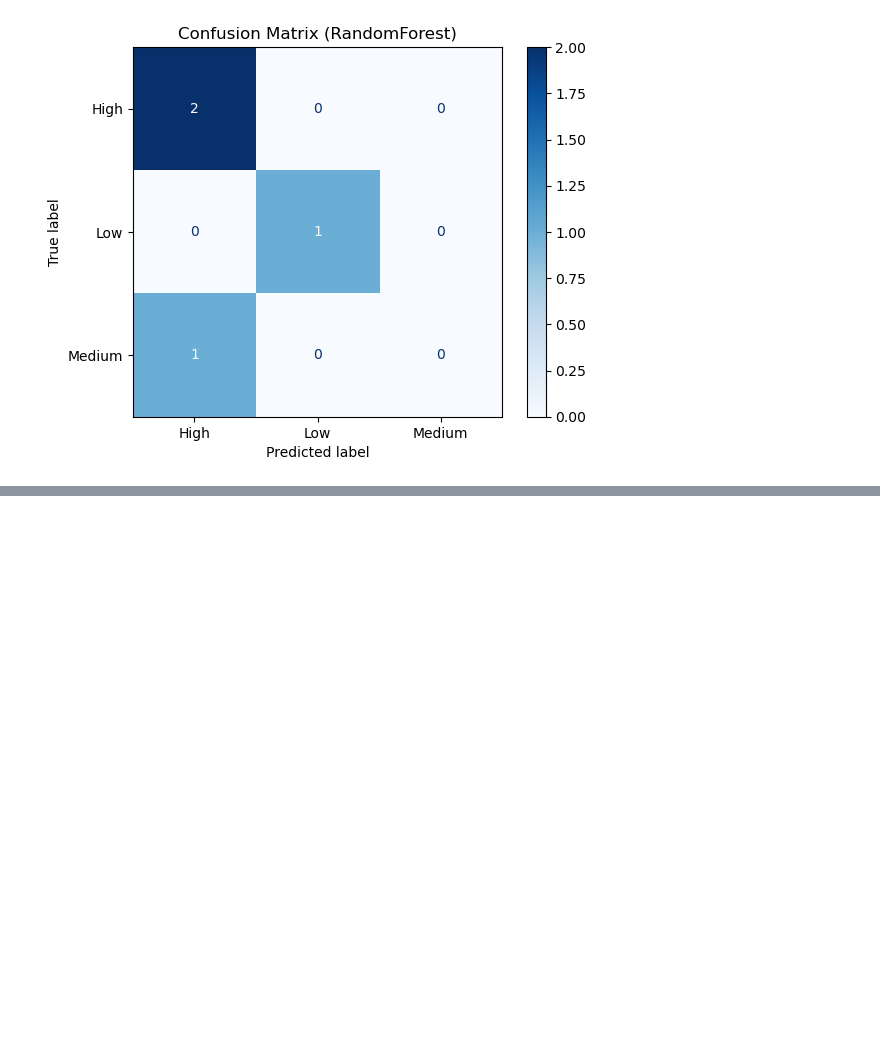
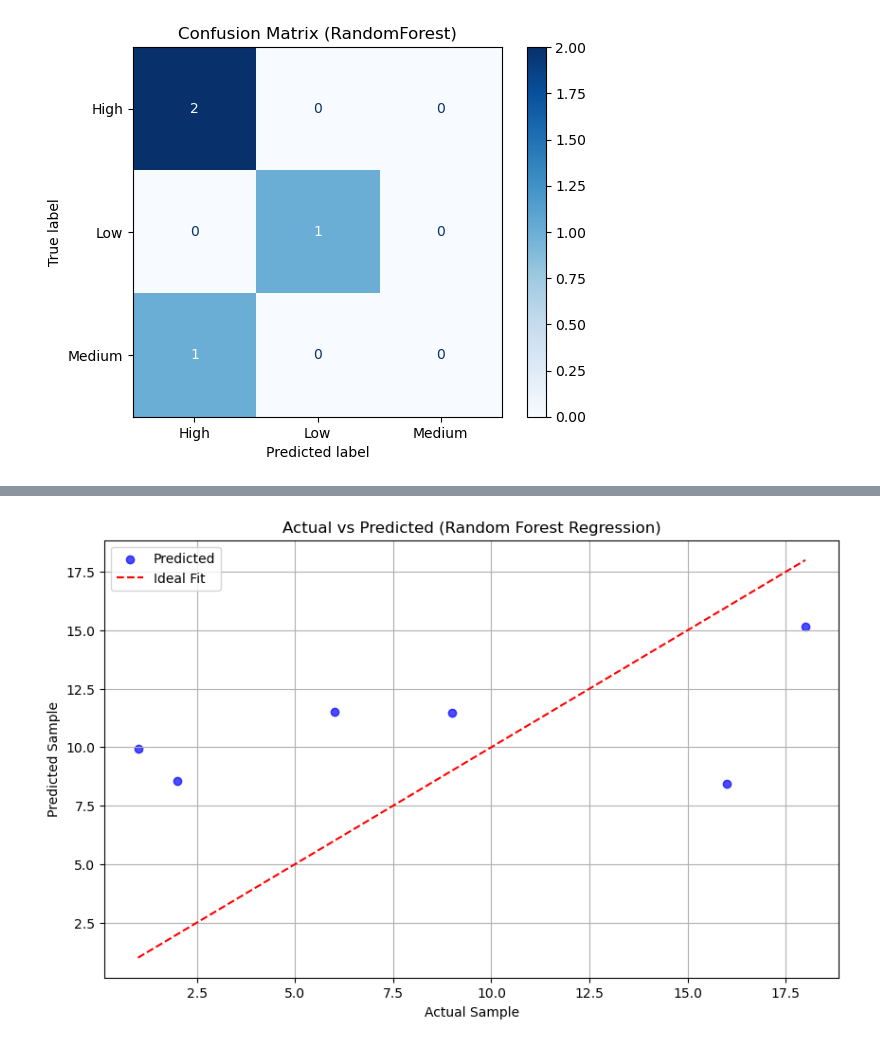
Before and after one commit to darkghost688/6360finalpfoject, a Jupyter notebook: nifH.ipynb, the cells around one changed output, grey strips where cells are left out. Saved outputs shown, nothing was run; the diff lists cells and outputs as text; code cells hidden in the pictures; blank space fills up the shorter version.

```diff
--- a/nifH.ipynb
+++ b/nifH.ipynb
@@ -525,0 +603,79 @@ R²: -0.0269
+# %%
+import pandas as pd
+import numpy as np
+import matplotlib.pyplot as plt
+from sklearn.ensemble import RandomForestRegressor
+from sklearn.pipeline import Pipeline
+from sklearn.preprocessing import StandardScaler
+from sklearn.model_selection import GridSearchCV, train_test_split
+from sklearn.metrics import mean_squared_error, r2_score
+
+
+# 特征和目标
+X = df.drop(columns=['Sample'])
+y = df['Sample']
+
+# 划分训练集和测试集
+X_train, X_test, y_train, y_test = train_test_split(X, y, test_size=0.3, random_state=42)
+
+# 定义参数网格
+param_grid_rf = {
+    'model__n_estimators': [100, 200, 300],
+    'model__max_depth': [None, 10, 20, 30]
+}
+
+# 创建带有缩放和随机森林的管道
+rf_pipeline = Pipeline([
+    ('scaler', StandardScaler()),
+    ('model', RandomForestRegressor(random_state=42))
+])
+
+# 使用 GridSearchCV 进行超参数调优
+rf_grid_search = GridSearchCV(
+    rf_pipeline,
+    param_grid=param_grid_rf,
+    cv=3,
+    scoring='neg_mean_squared_error',
+    verbose=1,
+    n_jobs=1
+)
+
+# 在训练数据上拟合 GridSearchCV
+rf_grid_search.fit(X_train, y_train)
+
+# 提取最佳模型
+best_rf_model = rf_grid_search.best_estimator_
+
+# 在测试集上进行预测
+y_pred_rf = best_rf_model.predict(X_test)
+
+# 计算评估指标
+mse_rf = mean_squared_error(y_test, y_pred_rf)
+rmse_rf = np.sqrt(mse_rf)
+r2_rf = r2_score(y_test, y_pred_rf)
+
+print(f"Best Parameters: {rf_grid_search.best_params_}")
+print(f"Random Forest Regressor (GridSearchCV) - RMSE: {rmse_rf:.4f}, R^2 Score: {r2_rf:.4f}")
+
+# 绘制实际值与预测值的散点图
+plt.figure(figsize=(10, 6))
+plt.scatter(y_test, y_pred_rf, alpha=0.7, color='b', label='Predicted')
+plt.plot([y_test.min(), y_test.max()], [y_test.min(), y_test.max()], 'r--', label='Ideal Fit')
+plt.title('Actual vs Predicted (Random Forest Regression)')
+plt.xlabel('Actual Sample')
+plt.ylabel('Predicted Sample')
+plt.legend()
+plt.grid()
+plt.show()
+
+# 折线图：实际值与预测值
+plt.figure(figsize=(12, 8))
+plt.plot(range(len(y_test)), y_test, label='Actual', color='red', marker='o')
+plt.plot(range(len(y_pred_rf)), y_pred_rf, label='Predicted', color='blue', marker='x')
+plt.title('Testing Data: Actual vs Predicted Samples (Random Forest Regression)')
+plt.xlabel('Index')
+plt.ylabel('Sample')
+plt.legend()
+plt.grid()
+plt.show()
+# %% [output]
@@ -525,0 +685 @@ R²: -0.0269
+[figure, added]
```
Also changed, not shown: parts of 24 cells of this notebook, 2 other files.
